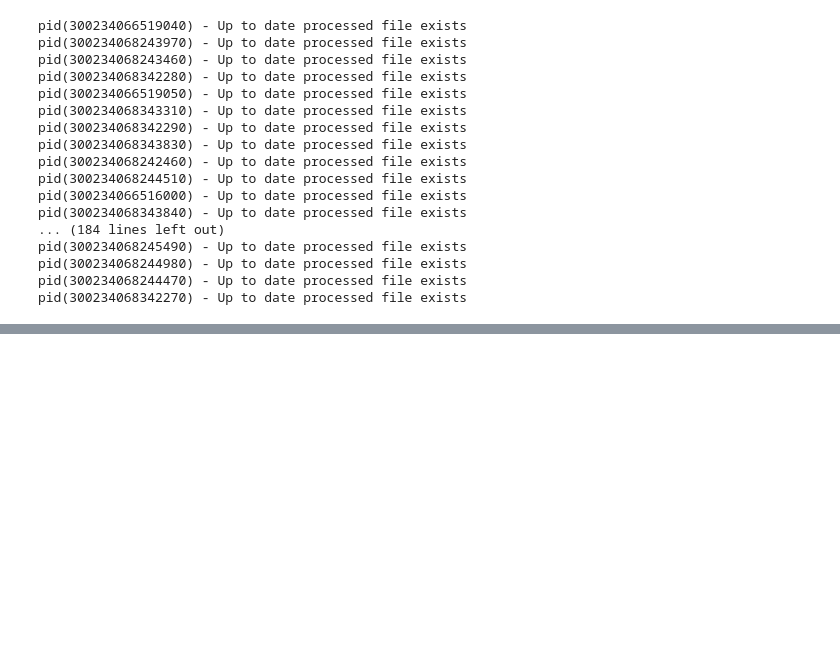
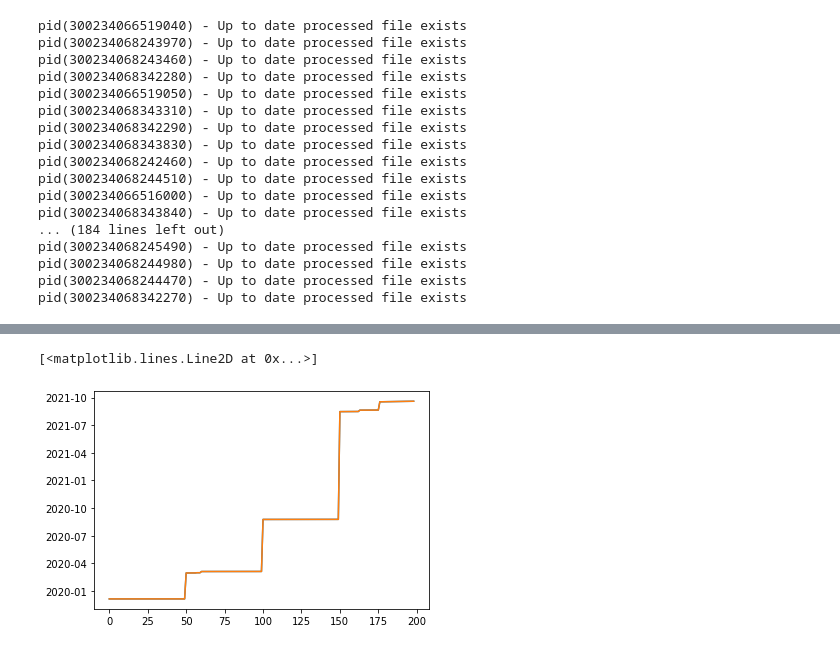
Before and after one commit to eleanorfrajka/drifters, a Jupyter notebook: 02-code/02-process_data.ipynb, the cells around one changed output, grey strips where cells are left out. Cells and saved outputs as stored; diff of their text form; code cells hidden in the pictures; blank space fills up the shorter version.

```diff
--- a/02-code/02-process_data.ipynb
+++ b/02-code/02-process_data.ipynb
@@ -503,0 +305,38 @@ varname
+# %%
+# Create a table summarising the data?
+all_tstart= np.zeros(len(PID), dtype='datetime64[ns]')
+
+#all_tend = np.ones(len(PID), dtype=datetime64[ns])
+
+for i in range(len(PID)):
+    # Get a single platform ID from the full list
+    pid1 = (PID["PID"].values)[i].astype('str')
+    PID1 = (PID["PID"].values)[i]
+
+
+    fname = 'pid'+str(PID1)+'_*'
+    hourly_files = glob.glob(cat_interim_path(fname))
+    if len(hourly_files):
+        hourly_files = sorted(hourly_files)
+        # Find the most recent file (alphabetically, rather than by time)
+        hourly_files = hourly_files[-1]
+
+        ds_hourly = xr.open_dataset(hourly_files)
+
+        total = ds_hourly.attrs["total_points_orig"]
+        total_qc = ds_hourly.attrs["qc_points"]
+        tstart = ds_hourly.time.min().values
+        tend = ds_hourly.time.max().values
+
+        all_tstart[i] = tstart
+#        all_tend.append(tend)
+    else:
+        all_tstart[i] = np.datetime64("NaT")
+# %%
+plt.plot(np.sort(all_tstart))
+isort = np.argsort(all_tstart)
+
+plt.plot(all_tstart[isort])
+# %% [output]
+[<matplotlib.lines.Line2D at 0x...>]
+[figure, added]
```
Also changed, not shown: parts of 8 cells of this notebook, 10 other files.
